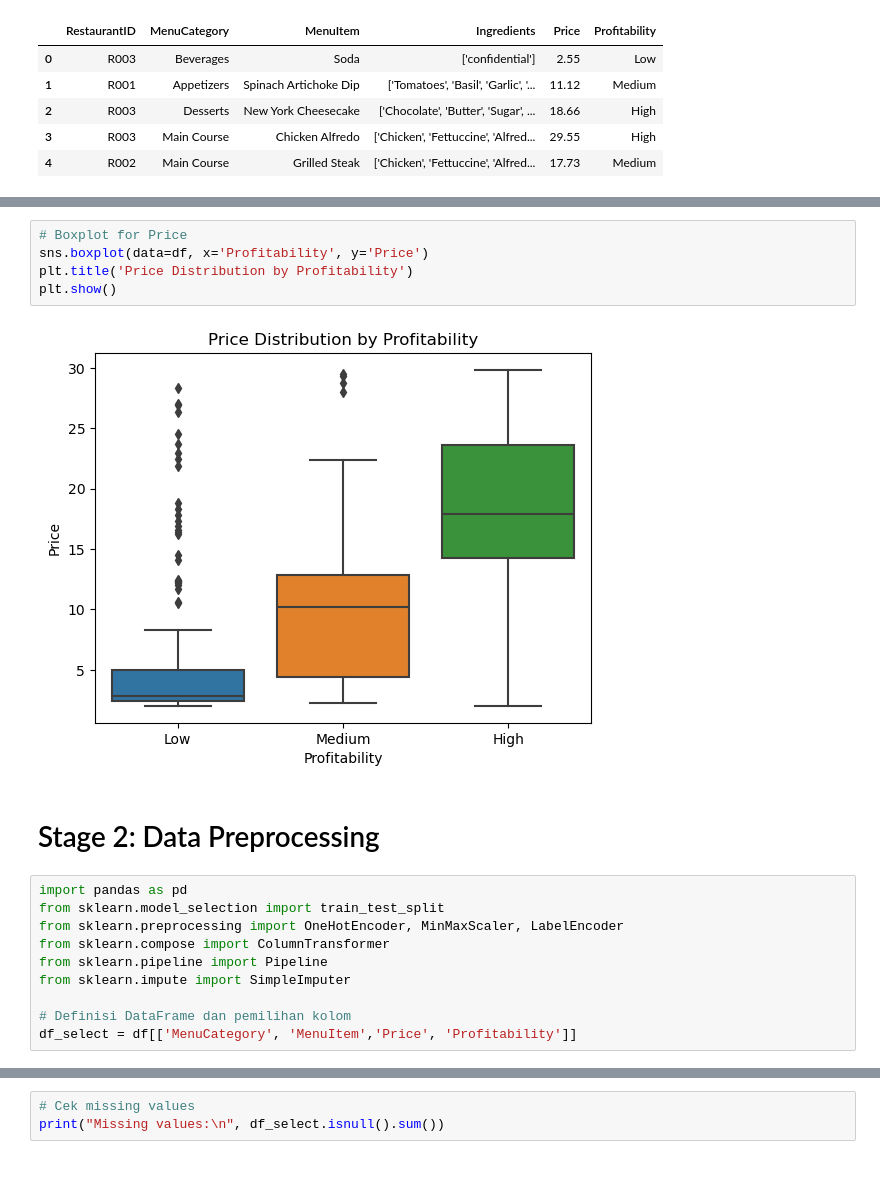
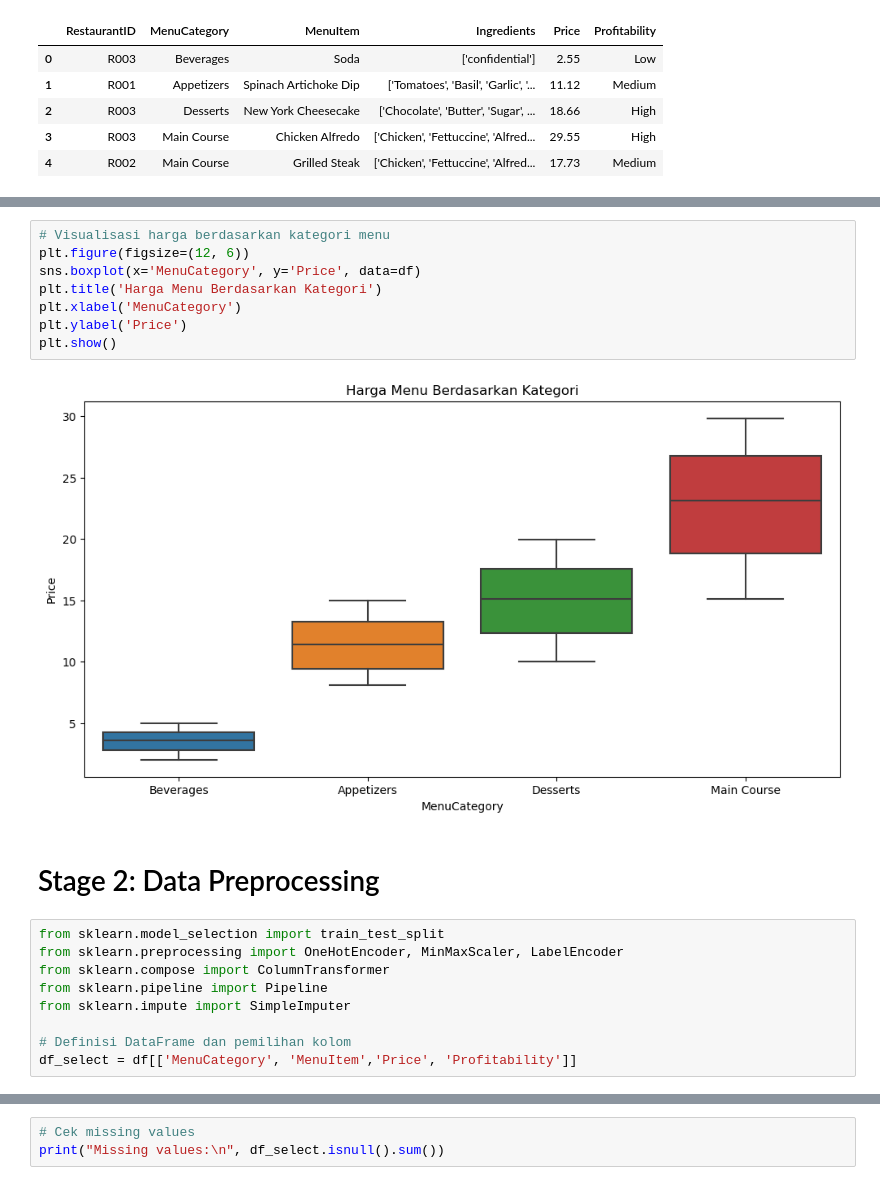
Before and after one commit to IndiRahayu/UAS_MPML, a Jupyter notebook: MPML.ipynb, the cells around one changed output, grey strips where cells are left out. Drawn from its saved outputs; the diff is of its cells as text.

```diff
--- a/MPML.ipynb
+++ b/MPML.ipynb
@@ -56,14 +71,16 @@ plt.show()
-# %%
-# Boxplot for Price
-sns.boxplot(data=df, x='Profitability', y='Price')
-plt.title('Price Distribution by Profitability')
-plt.show()
-# %% [output]
-[figure, removed]
+# %%
+# Visualisasi harga berdasarkan kategori menu
+plt.figure(figsize=(12, 6))
+sns.boxplot(x='MenuCategory', y='Price', data=df)
+plt.title('Harga Menu Berdasarkan Kategori')
+plt.xlabel('MenuCategory')
+plt.ylabel('Price')
+plt.show()
+# %% [output]
+[figure, added]
 # %% [markdown]
 # Stage 2: Data Preprocessing
 # %%
-import pandas as pd
 from sklearn.model_selection import train_test_split
 from sklearn.preprocessing import OneHotEncoder, MinMaxScaler, LabelEncoder
 from sklearn.compose import ColumnTransformer
```
Also changed, not shown: parts of 35 cells of this notebook.
